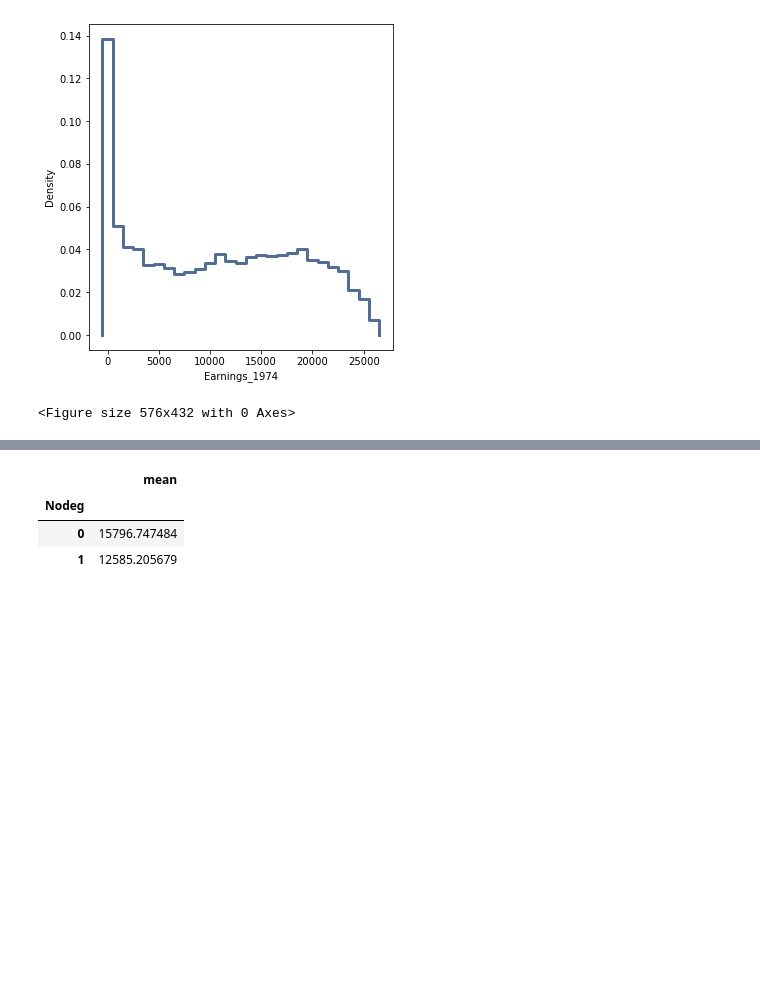
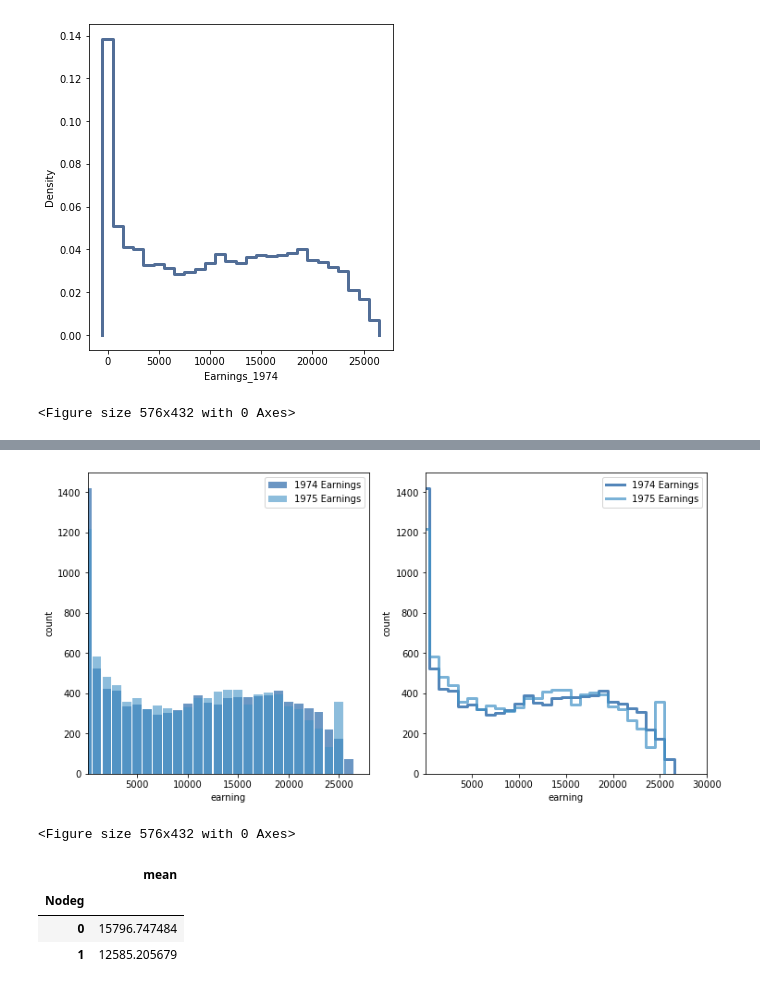
Before and after one commit to twelsah2011/BSIP_Assignment_1_Students, a Jupyter notebook: CLASSMATE WORK.ipynb, the cells around one changed output, grey strips where cells are left out. Cells and saved outputs as stored; diff of their text form; code cells hidden in the pictures; blank space fills up the shorter version.

```diff
--- a/CLASSMATE WORK.ipynb
+++ b/CLASSMATE WORK.ipynb
@@ -543,3 +547,16 @@ thinkplot.Config(xlabel='Earnings from 1978', ylabel='Count')
+# %%
+thinkplot.PrePlot(2,cols=2)
+thinkplot.Hist(earnings_1974_hist)
+thinkplot.Hist(earnings_1975_hist)
+thinkplot.Config(xlabel = 'earning', ylabel = 'count', axis = [100, 28000, 0, 1500])
+
+thinkplot.PrePlot(2)
+thinkplot.SubPlot(2)
+thinkplot.Pmfs([earnings_1974_hist, earnings_1975_hist])
+thinkplot.Show(xlabel = 'earning', ylabel = 'count', axis = [100, 30000, 0, 1500])
+# %% [output]
+[figure, added]
+<Figure size 576x432 with 0 Axes>
 # %%
 # Calcualting Effect Size of Nodeg
 df_Nodeg.Earnings_1978.agg(['mean'])
```
Also changed, not shown: parts of 3 cells of this notebook.
